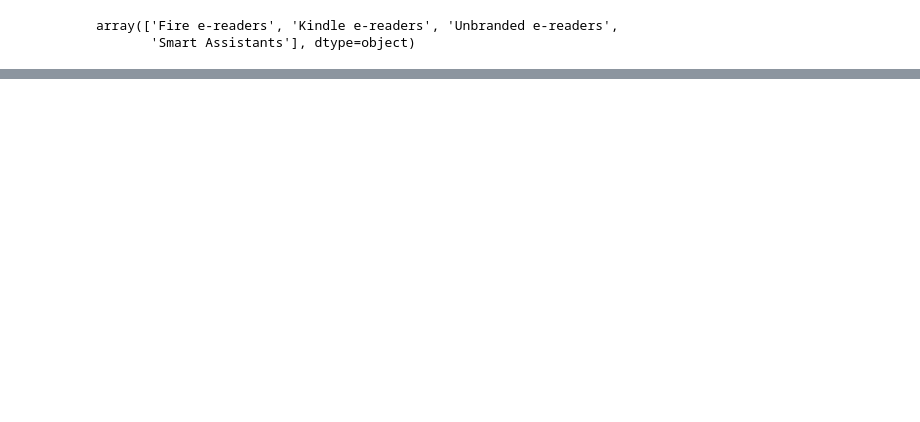
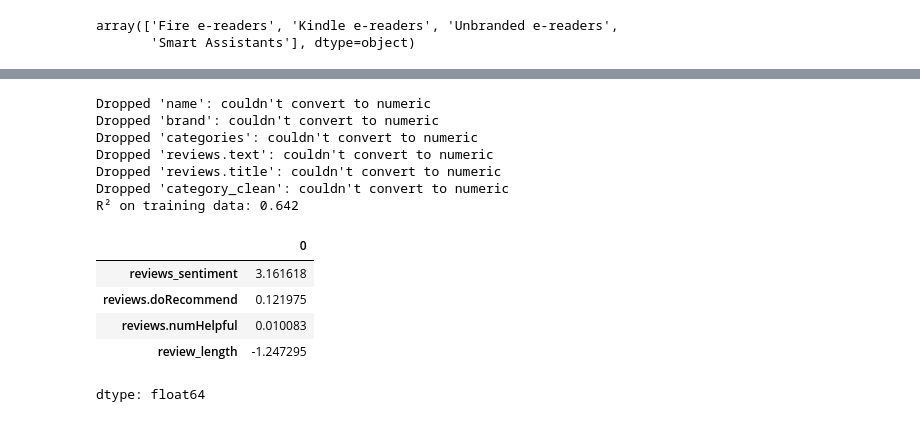
Before and after one commit to plip1e/review-classer, a Jupyter notebook: overview.ipynb, the cells around one changed output, grey strips where cells are left out. Cells and saved outputs as stored; diff of their text form; code cells hidden in the pictures; blank space fills up the shorter version.

```diff
--- a/overview.ipynb
+++ b/overview.ipynb
@@ -455,0 +451,80 @@ revs_df_clean.sample(10)
+# %%
+from sklearn.linear_model import LinearRegression
+from sklearn.preprocessing import MinMaxScaler
+
+TARGET_COL = "reviews.rating"
+CANDIDATE_COLS = revs_df_clean.columns.tolist()
+
+# Returns
+def learn_weights(df: pd.DataFrame, target_col: str = "rating", candidates: list = CANDIDATE_COLS):
+    '''
+    Function that is used in tandom with the score_products function to find out how important each column is to the target.
+    Parameters
+    ----------
+      df: pd.DataFrame
+        Dataframe with columns whos weights are to be learnt.
+      available
+      target_col: str
+        Column in the dataframe that the weights are to be based off of.
+
+      candidates: list
+        List of columns in the dataframe that the weights are to be learnt for.
+    '''
+    available = [c for c in candidates if c in df.columns and c != target_col]
+
+    clean_cols = []
+    for col in available:
+        series = df[col]
+
+        # Handle bool
+        if series.dtype == bool:
+            df[col] = series.astype(int)
+            clean_cols.append(col)
+            continue
+
+        # Handle string sentiment labels
+        if series.dtype == object:
+            mapping = {"positive": 1, "neutral": 0, "negative": -1}
+            mapped = series.str.lower().map(mapping)
+            if mapped.notna().sum() > len(df) * 0.5:
+                df[col] = mapped
+                clean_cols.append(col)
+                continue
+
+        # General numeric coercion
+        coerced = pd.to_numeric(series, errors="coerce")
+        if coerced.notna().sum() > len(df) * 0.5:
+            df[col] = coerced
+            clean_cols.append(col)
+        else:
+            print(f"Dropped '{col}': couldn't convert to numeric")
+
+    X = df[clean_cols].fillna(df[clean_cols].median())
+    y = df[target_col].fillna(df[target_col].median())
+
+    scaler = MinMaxScaler()
+    X_scaled = scaler.fit_transform(X)
+
+    model = LinearRegression().fit(X_scaled, y)
+
+    # fix: use clean_cols here, not available
+    weights = pd.Series(model.coef_, index=clean_cols).sort_values(ascending=False)
+    print(f"R² on training data: {model.score(X_scaled, y):.3f}")
+    return weights
+
+weights = learn_weights(revs_df_clean, target_col=TARGET_COL)
+weights
+# %% [output]
+Dropped 'name': couldn't convert to numeric
+Dropped 'brand': couldn't convert to numeric
+Dropped 'categories': couldn't convert to numeric
+Dropped 'reviews.text': couldn't convert to numeric
+Dropped 'reviews.title': couldn't convert to numeric
+Dropped 'category_clean': couldn't convert to numeric
+R² on training data: 0.642
+|  | 0 |
+| reviews_sentiment | 3.161618 |
+| reviews.doRecommend | 0.121975 |
+| reviews.numHelpful | 0.010083 |
+| review_length | -1.247295 |
+dtype: float64
```
Also changed, not shown: parts of 13 cells of this notebook.
